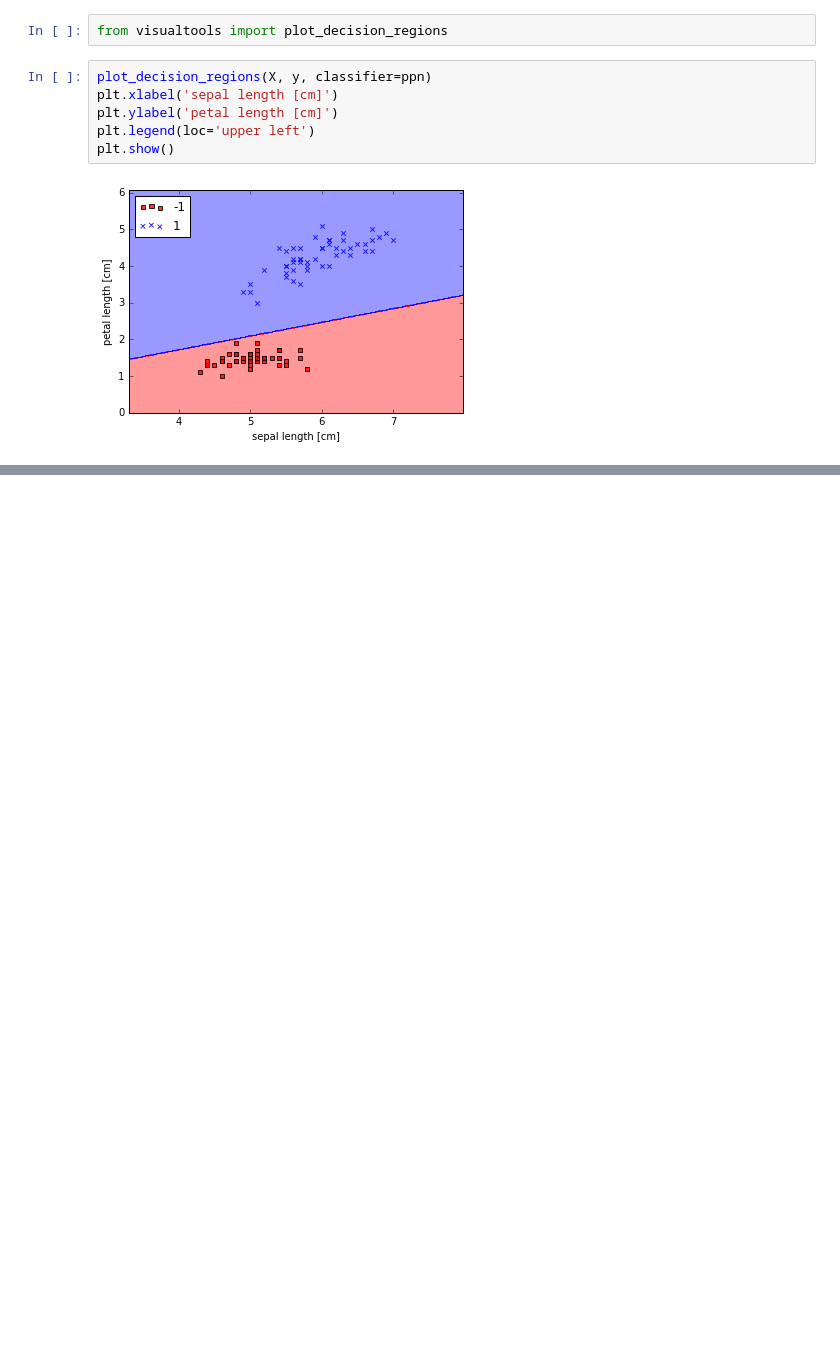
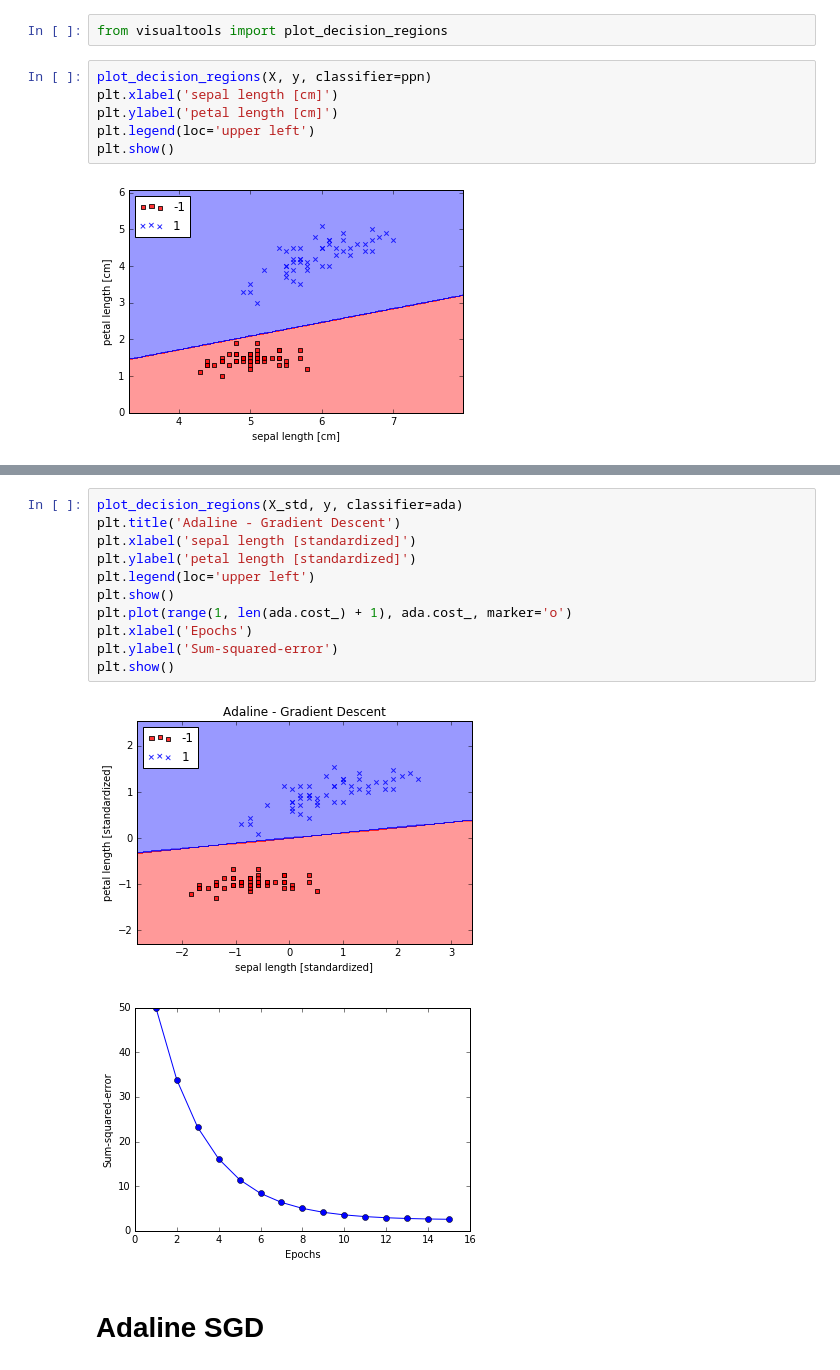
Before and after one commit to carolinasancho/machine-learning-sandbox, a Jupyter notebook: pydisanto/experiments/perceptron-testing.ipynb, the cells around one changed output, grey strips where cells are left out. Cells and saved outputs as stored; diff of their text form; blank space fills up the shorter version.

```diff
--- a/pydisanto/experiments/perceptron-testing.ipynb
+++ b/pydisanto/experiments/perceptron-testing.ipynb
@@ -60,0 +94,16 @@ plt.show()
+# %%
+plot_decision_regions(X_std, y, classifier=ada)
+plt.title('Adaline - Gradient Descent')
+plt.xlabel('sepal length [standardized]')
+plt.ylabel('petal length [standardized]')
+plt.legend(loc='upper left')
+plt.show()
+plt.plot(range(1, len(ada.cost_) + 1), ada.cost_, marker='o')
+plt.xlabel('Epochs')
+plt.ylabel('Sum-squared-error')
+plt.show()
+# %% [output]
+[figure, added]
+[figure, added]
+# %% [markdown]
+# Adaline SGD
```
Also changed, not shown: parts of 8 cells of this notebook, 2 other files.
